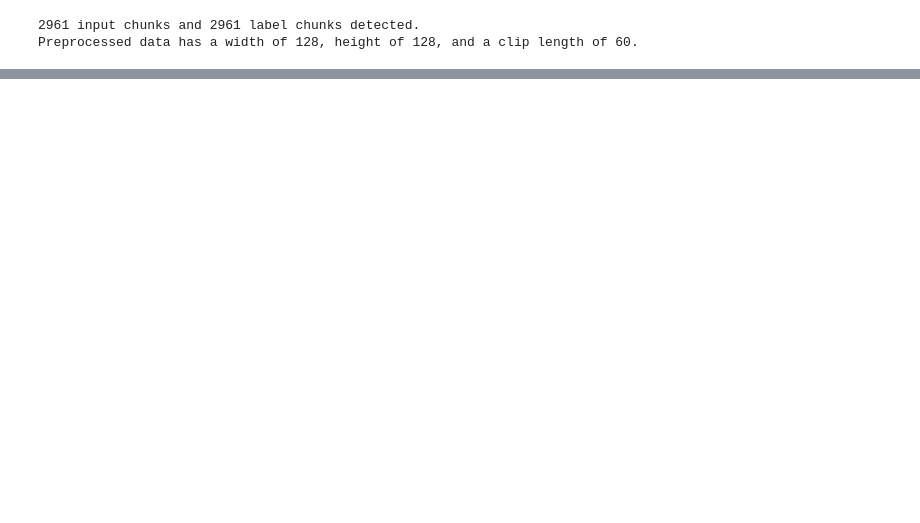
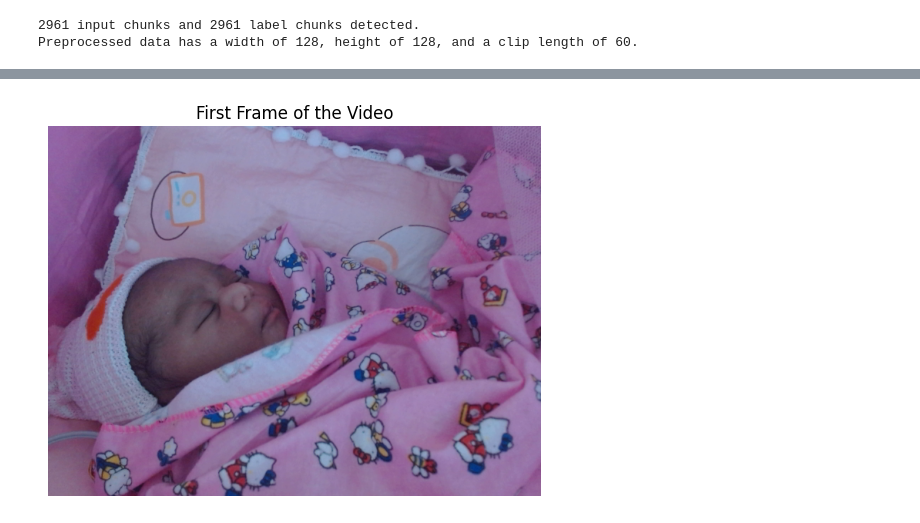
Before and after one commit to Final-Year-Project-KDHP/rPPG-Toolbox, a Jupyter notebook: tools/preprocessing_viz/viz_preprocessed_data.ipynb, the cells around one changed output, grey strips where cells are left out. Saved outputs shown, nothing was run; the diff lists cells and outputs as text; code cells hidden in the pictures; blank space fills up the shorter version.

```diff
--- a/tools/preprocessing_viz/viz_preprocessed_data.ipynb
+++ b/tools/preprocessing_viz/viz_preprocessed_data.ipynb
@@ -263,0 +266,28 @@ Dropdown(description='Chunk:', index=1, layout=Layout(width='800px'), options=('
+# %%
+import cv2
+import matplotlib.pyplot as plt
+
+# Open the video file
+video_path = "/srv/videopulsedataset/Video/20250221_113533.avi"  # Change to your video file
+cap = cv2.VideoCapture(video_path)
+
+# Read the first frame
+ret, frame = cap.read()
+
+# Release the video capture object
+cap.release()
+
+# Check if the frame was successfully read
+if ret:
+    # Convert BGR to RGB (OpenCV loads images in BGR format)
+    frame_rgb = cv2.cvtColor(frame, cv2.COLOR_BGR2RGB)
+
+    # Plot the frame
+    plt.imshow(frame_rgb)
+    plt.axis("off")  # Hide axis
+    plt.title("First Frame of the Video")
+    plt.show()
+else:
+    print("Error: Could not read the first frame of the video.")
+# %% [output]
+[figure, added]
```
Also changed, not shown: parts of 2 cells of this notebook, 8 other files.
